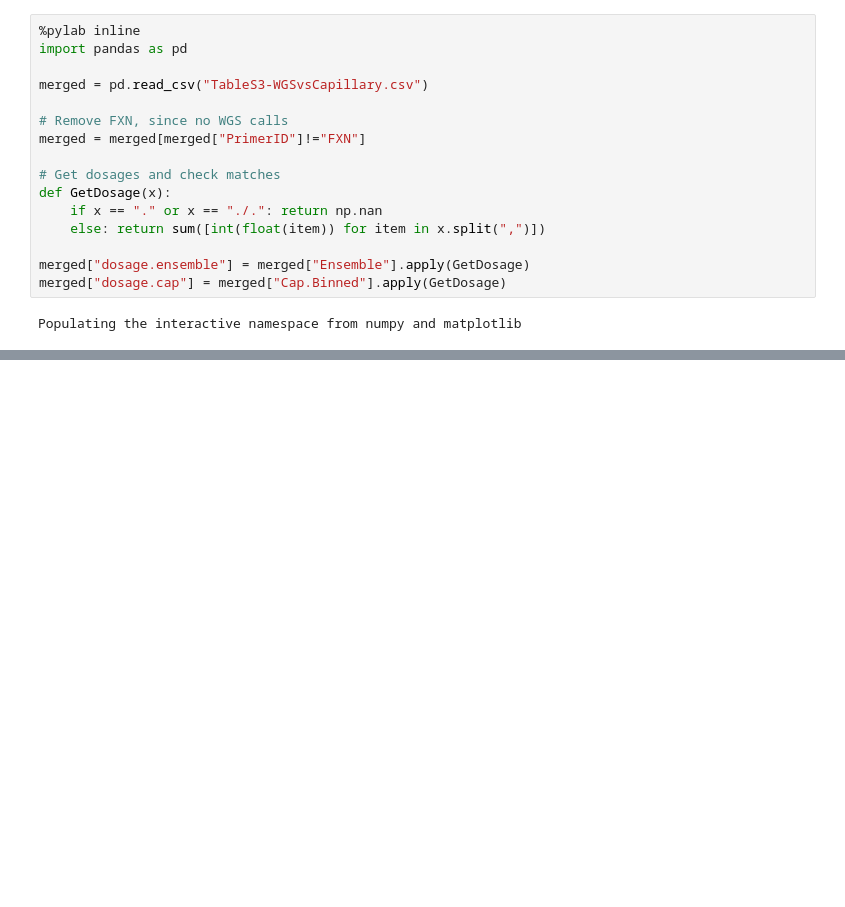
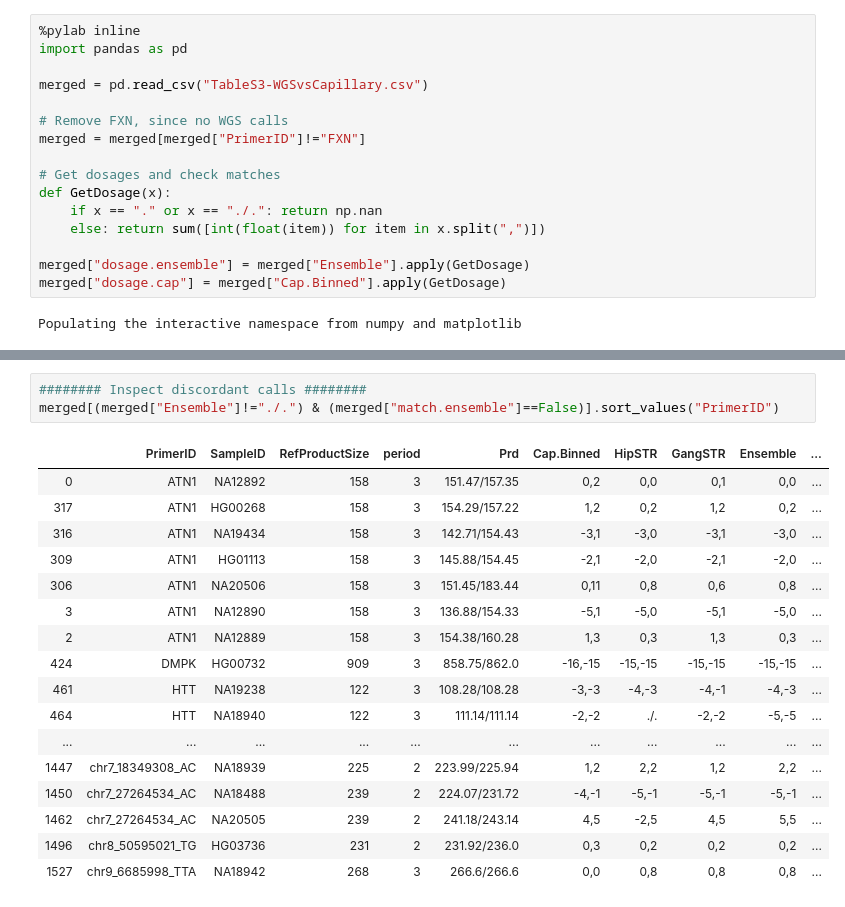
Before and after one commit to gymreklab/1000Genomes-TR-Analysis, a Jupyter notebook: capillary/Capillary-vs-WGS.ipynb, the cells around one changed output, grey strips where cells are left out. Cells and saved outputs as stored; diff of their text form; blank space fills up the shorter version.

```diff
--- a/capillary/Capillary-vs-WGS.ipynb
+++ b/capillary/Capillary-vs-WGS.ipynb
@@ -92,0 +42,21 @@ ax.set_xticklabels(locdata["PrimerID"], rotation=90);
+# %%
+######## Inspect discordant calls ########
+merged[(merged["Ensemble"]!="./.") & (merged["match.ensemble"]==False)].sort_values("PrimerID")
+# %% [output]
+|  | PrimerID | SampleID | RefProductSize | period | Prd | Cap.Binned | HipSTR | GangSTR | Ensemble | ... |
+| 0 | ATN1 | NA12892 | 158 | 3 | 151.47/157.35 | 0,2 | 0,0 | 0,1 | 0,0 | ... |
+| 317 | ATN1 | HG00268 | 158 | 3 | 154.29/157.22 | 1,2 | 0,2 | 1,2 | 0,2 | ... |
+| 316 | ATN1 | NA19434 | 158 | 3 | 142.71/154.43 | -3,1 | -3,0 | -3,1 | -3,0 | ... |
+| 309 | ATN1 | HG01113 | 158 | 3 | 145.88/154.45 | -2,1 | -2,0 | -2,1 | -2,0 | ... |
+| 306 | ATN1 | NA20506 | 158 | 3 | 151.45/183.44 | 0,11 | 0,8 | 0,6 | 0,8 | ... |
+| 3 | ATN1 | NA12890 | 158 | 3 | 136.88/154.33 | -5,1 | -5,0 | -5,1 | -5,0 | ... |
+| 2 | ATN1 | NA12889 | 158 | 3 | 154.38/160.28 | 1,3 | 0,3 | 1,3 | 0,3 | ... |
+| 424 | DMPK | HG00732 | 909 | 3 | 858.75/862.0 | -16,-15 | -15,-15 | -15,-15 | -15,-15 | ... |
+| 461 | HTT | NA19238 | 122 | 3 | 108.28/108.28 | -3,-3 | -4,-3 | -4,-1 | -4,-3 | ... |
+| 464 | HTT | NA18940 | 122 | 3 | 111.14/111.14 | -2,-2 | ./. | -2,-2 | -5,-5 | ... |
+| ... | ... | ... | ... | ... | ... | ... | ... | ... | ... | ... |
+| 1447 | chr7_18349308_AC | NA18939 | 225 | 2 | 223.99/225.94 | 1,2 | 2,2 | 1,2 | 2,2 | ... |
+| 1450 | chr7_27264534_AC | NA18488 | 239 | 2 | 224.07/231.72 | -4,-1 | -5,-1 | -5,-1 | -5,-1 | ... |
+| 1462 | chr7_27264534_AC | NA20505 | 239 | 2 | 241.18/243.14 | 4,5 | -2,5 | 4,5 | 5,5 | ... |
+| 1496 | chr8_50595021_TG | HG03736 | 231 | 2 | 231.92/236.0 | 0,3 | 0,2 | 0,2 | 0,2 | ... |
+| 1527 | chr9_6685998_TTA | NA18942 | 268 | 3 | 266.6/266.6 | 0,0 | 0,8 | 0,8 | 0,8 | ... |
```
Also changed, not shown: parts of 7 cells of this notebook.
